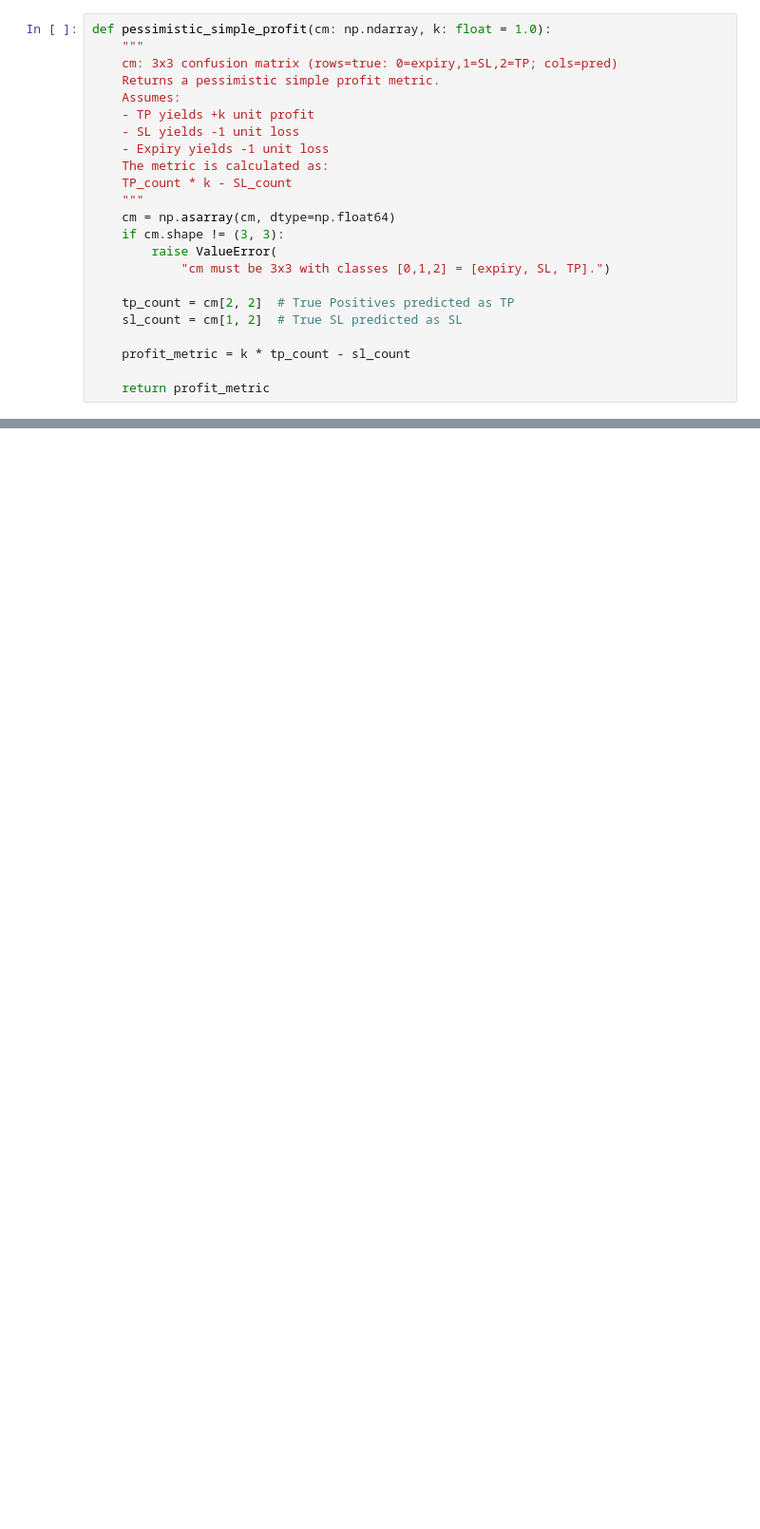
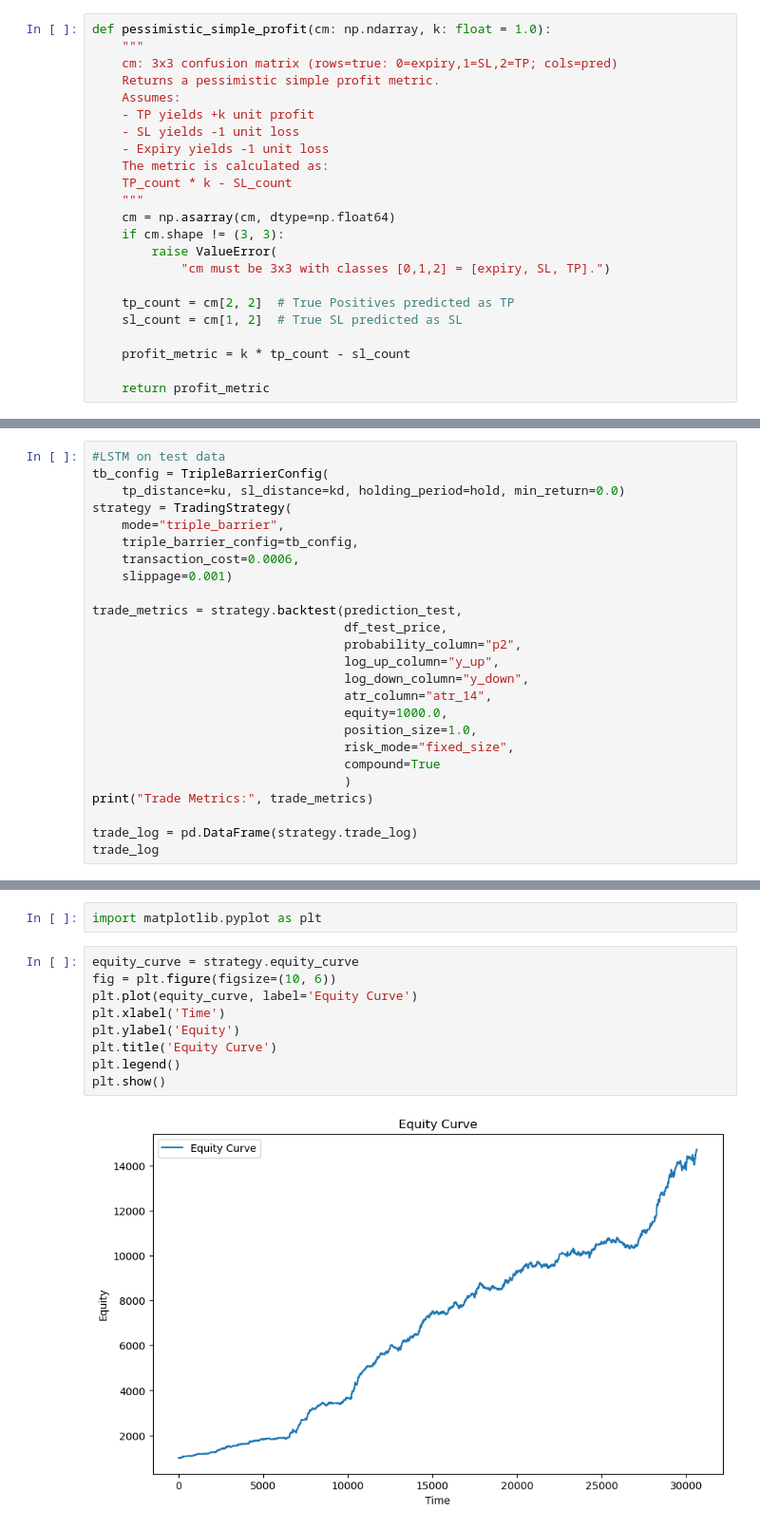
Before and after one commit to TensAurpheus/capstone, a Jupyter notebook: working.ipynb, the cells around one changed output, grey strips where cells are left out. Shown: that part at 95% size. Cells and saved outputs as stored; diff of their text form; blank space fills up the shorter version.

Commit message:
corrected trade, added trading to notebook

```diff
--- a/working.ipynb
+++ b/working.ipynb
@@ -268,0 +758,25 @@ GRU Profit: 4019.0
+# %%
+#LSTM on test data
+tb_config = TripleBarrierConfig(
+    tp_distance=ku, sl_distance=kd, holding_period=hold, min_return=0.0)
+strategy = TradingStrategy(
+    mode="triple_barrier",
+    triple_barrier_config=tb_config,
+    transaction_cost=0.0006,
+    slippage=0.001)
+
+trade_metrics = strategy.backtest(prediction_test,
+                                  df_test_price,
+                                  probability_column="p2",
+                                  log_up_column="y_up",
+                                  log_down_column="y_down",
+                                  atr_column="atr_14",
+                                  equity=1000.0,
+                                  position_size=1.0,
+                                  risk_mode="fixed_size",
+                                  compound=True
+                                  )
+print("Trade Metrics:", trade_metrics)
+
+trade_log = pd.DataFrame(strategy.trade_log)
+trade_log
@@ -268,0 +798,13 @@ GRU Profit: 4019.0
+# %%
+import matplotlib.pyplot as plt
+# %%
+equity_curve = strategy.equity_curve
+fig = plt.figure(figsize=(10, 6))
+plt.plot(equity_curve, label='Equity Curve')
+plt.xlabel('Time')
+plt.ylabel('Equity')
+plt.title('Equity Curve')
+plt.legend()
+plt.show()
+# %% [output]
+[figure, added]
```
Also changed, not shown: parts of 22 cells of this notebook, 23 other files.
